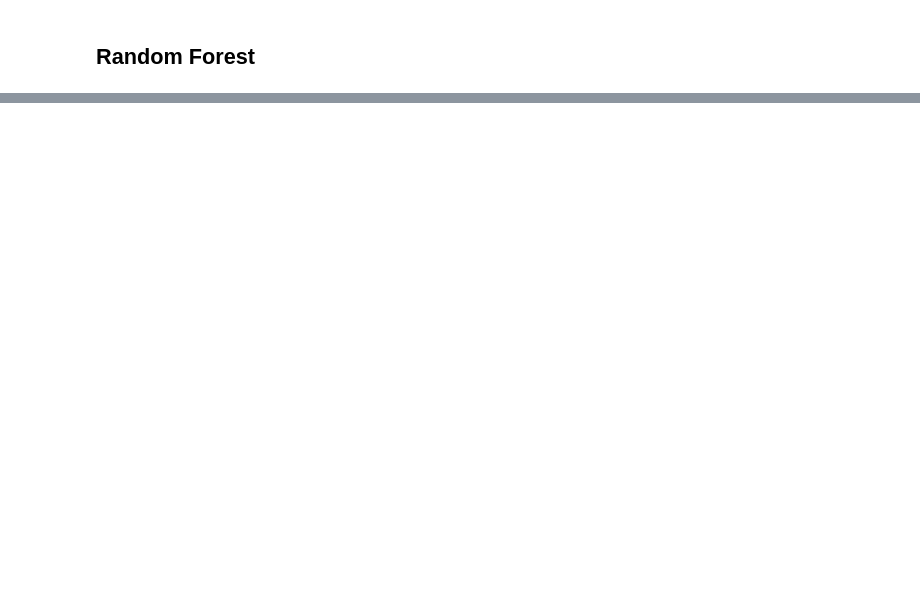
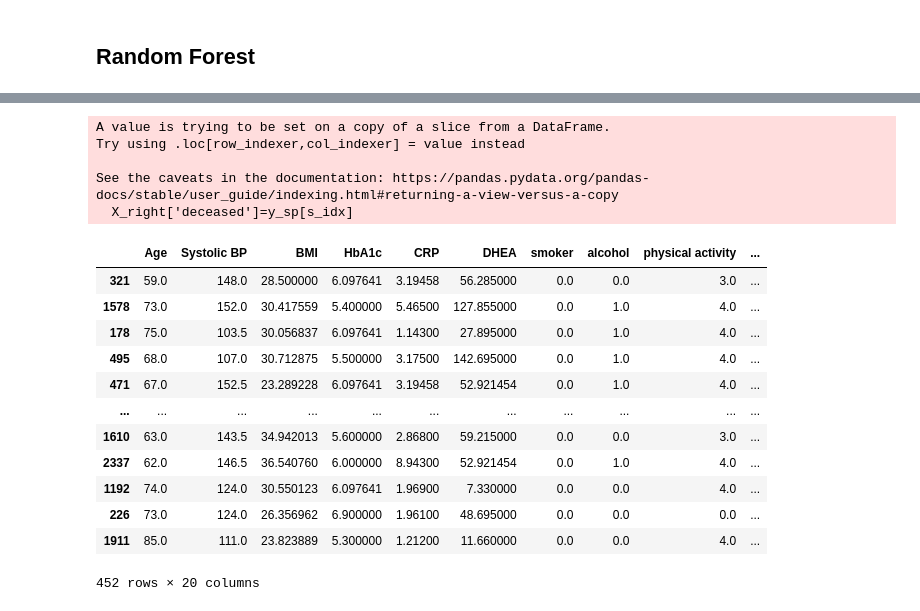
Before and after one commit to yiang-li/Predicting-Mortality-Machine-Learning, a Jupyter notebook: code.ipynb, the cells around one changed output, grey strips where cells are left out. Cells and saved outputs as stored; diff of their text form; code cells hidden in the pictures; blank space fills up the shorter version.

```diff
--- a/code.ipynb
+++ b/code.ipynb
@@ -202,0 +463,24 @@ graph.render("rf_nshap")
+# %%
+s_idx = np.reshape(np.argwhere(y_sp == gt), [-1])
+X_right=X_test.iloc[s_idx]
+X_right['deceased']=y_sp[s_idx]
+X_right
+# %% [output]
+A value is trying to be set on a copy of a slice from a DataFrame.
+Try using .loc[row_indexer,col_indexer] = value instead
+
+See the caveats in the documentation: https://pandas.pydata.org/pandas-docs/stable/user_guide/indexing.html#returning-a-view-versus-a-copy
+  X_right['deceased']=y_sp[s_idx]
+|  | Age | Systolic BP | BMI | HbA1c | CRP | DHEA | smoker | alcohol | physical activity | ... |
+| 321 | 59.0 | 148.0 | 28.500000 | 6.097641 | 3.19458 | 56.285000 | 0.0 | 0.0 | 3.0 | ... |
+| 1578 | 73.0 | 152.0 | 30.417559 | 5.400000 | 5.46500 | 127.855000 | 0.0 | 1.0 | 4.0 | ... |
+| 178 | 75.0 | 103.5 | 30.056837 | 6.097641 | 1.14300 | 27.895000 | 0.0 | 1.0 | 4.0 | ... |
+| 495 | 68.0 | 107.0 | 30.712875 | 5.500000 | 3.17500 | 142.695000 | 0.0 | 1.0 | 4.0 | ... |
+| 471 | 67.0 | 152.5 | 23.289228 | 6.097641 | 3.19458 | 52.921454 | 0.0 | 1.0 | 4.0 | ... |
+| ... | ... | ... | ... | ... | ... | ... | ... | ... | ... | ... |
+| 1610 | 63.0 | 143.5 | 34.942013 | 5.600000 | 2.86800 | 59.215000 | 0.0 | 0.0 | 3.0 | ... |
+| 2337 | 62.0 | 146.5 | 36.540760 | 6.000000 | 8.94300 | 52.921454 | 0.0 | 1.0 | 4.0 | ... |
+| 1192 | 74.0 | 124.0 | 30.550123 | 6.097641 | 1.96900 | 7.330000 | 0.0 | 0.0 | 4.0 | ... |
+| 226 | 73.0 | 124.0 | 26.356962 | 6.900000 | 1.96100 | 48.695000 | 0.0 | 0.0 | 0.0 | ... |
+| 1911 | 85.0 | 111.0 | 23.823889 | 5.300000 | 1.21200 | 11.660000 | 0.0 | 0.0 | 4.0 | ... |
+452 rows × 20 columns
```
Also changed, not shown: parts of 31 cells of this notebook.
